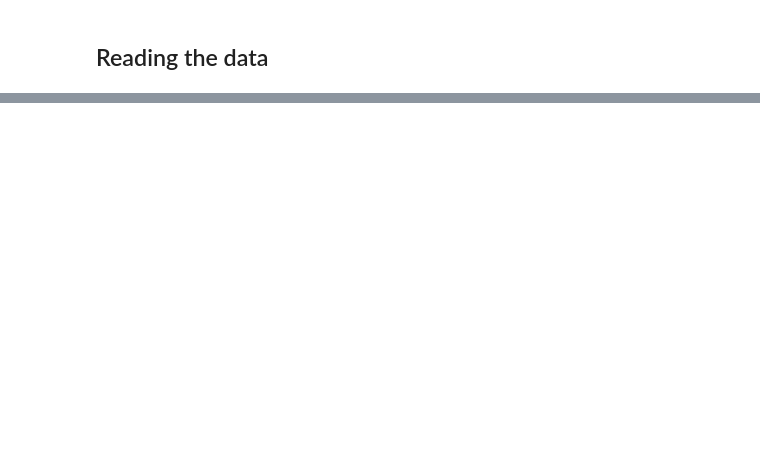
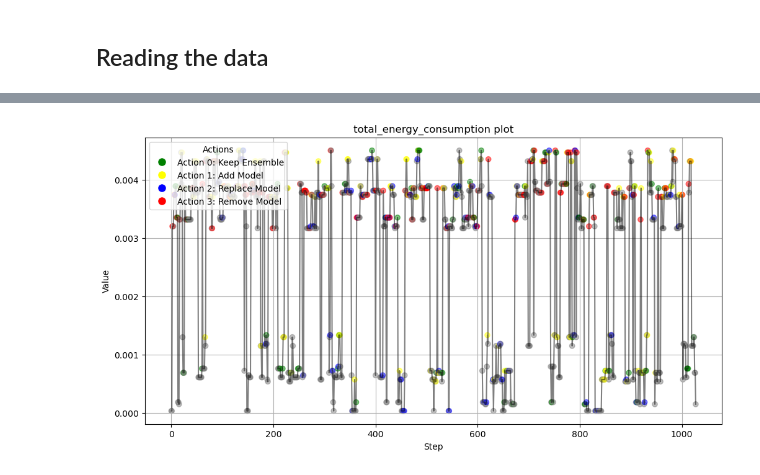
Before and after one commit to FilippoGrosso02/RL_Ensemble_Orchestration, a Jupyter notebook: results_notebook.ipynb, the cells around one changed output, grey strips where cells are left out. Drawn from its saved outputs; the diff is of its cells as text; code cells hidden in the pictures; blank space fills up the shorter version.

```diff
--- a/results_notebook.ipynb
+++ b/results_notebook.ipynb
@@ -103,0 +90,4 @@ Name: ensemble_accuracy, dtype: float64
+# %%
+read_reward_column(csv_file_path, "total_energy_consumption")
+# %% [output]
+[figure, added]
```
Also changed, not shown: parts of 8 cells of this notebook, 29 other files.
